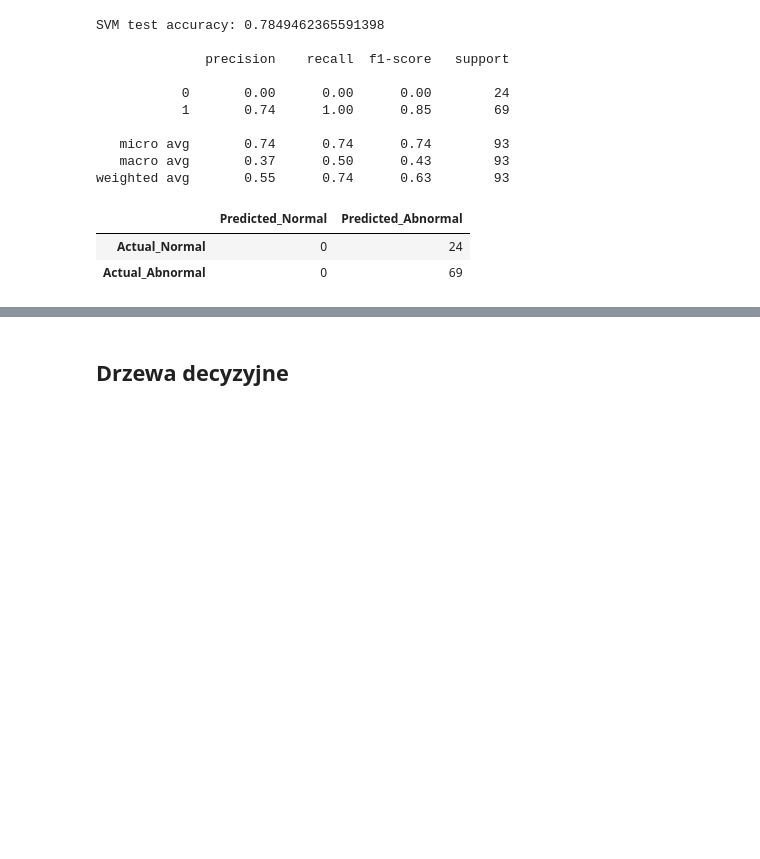
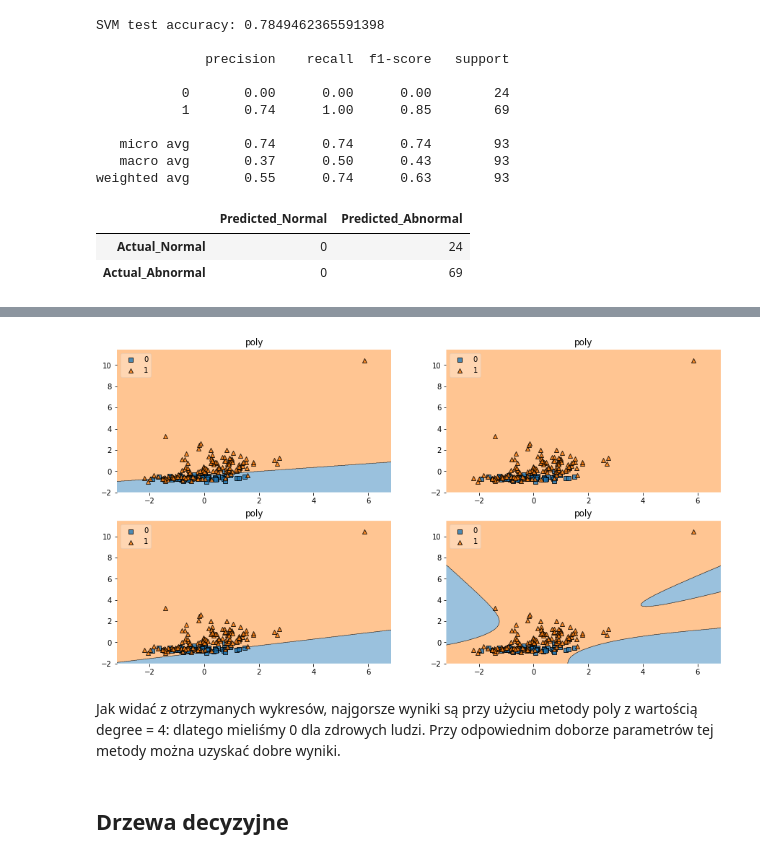
Before and after one commit to monika-osiak/lower-back-pain-classification, a Jupyter notebook: lower-back-pain-classification.ipynb, the cells around one changed output, grey strips where cells are left out. Saved outputs shown, nothing was run; the diff lists cells and outputs as text; code cells hidden in the pictures; blank space fills up the shorter version.

```diff
--- a/lower-back-pain-classification.ipynb
+++ b/lower-back-pain-classification.ipynb
@@ -313,3 +357,22 @@ Pomimo teoretycznie niezłej skuteczności, okazuje się że klasyfikator uznał
+# %%
+gs = gridspec.GridSpec(2, 2)
+fig = plt.figure(figsize=(15,8))
+
+for  dgr, grd in zip([1, 2, 3, 4], itertools.product([0, 1], repeat=2)):
+    svclassifier = SVC(kernel='poly', degree=dgr)
+    svclassifier.fit(x_tr, y_tr)
+    ax = plt.subplot(gs[grd[0], grd[1]])
+    fig = plot_decision_regions(X=x_tr.values,
+                      y=y_tr,
+                      clf=svclassifier,
+                      legend=2)
+    plt.title(kernel)
+
+plt.show()
+# %% [output]
+[figure, added]
+# %% [markdown]
+Jak widać z otrzymanych wykresów, najgorsze wyniki są przy użyciu metody poly z wartością degree = 4: dlatego mieliśmy 0 dla zdrowych ludzi. Przy odpowiednim doborze parametrów tej metody można uzyskać dobre wyniki.
 # %% [markdown]
 ## Drzewa decyzyjne
 # %%
```
Also changed, not shown: parts of 25 cells of this notebook.
